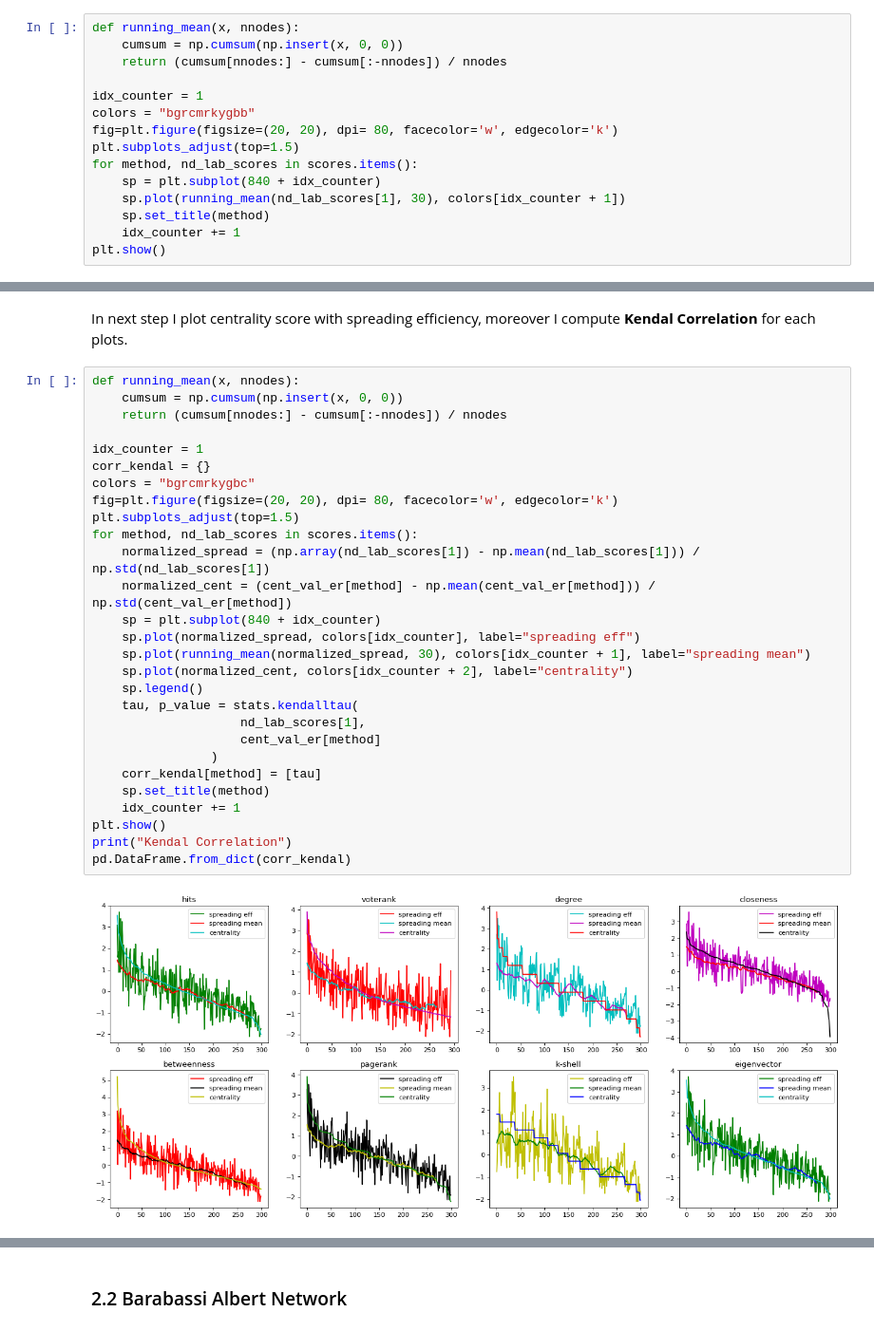
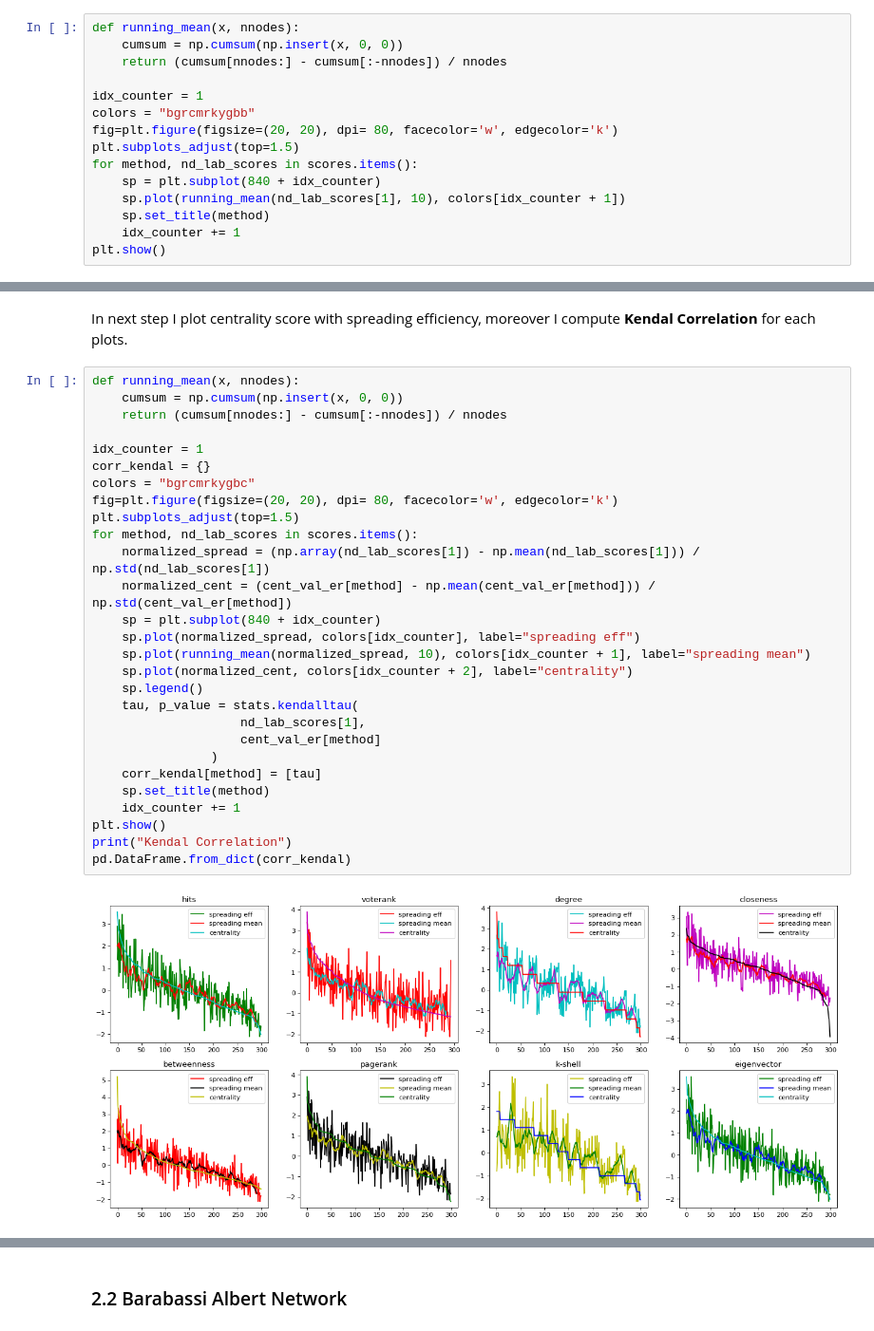
Before and after one commit to filip141/nettools, a Jupyter notebook: notebooks/Centrality_Synthetic/monoplex_centrality.ipynb, the cells around one changed output, grey strips where cells are left out. Shown at 95% size. Saved outputs shown, nothing was run; the diff lists cells and outputs as text.

```diff
--- a/notebooks/Centrality_Synthetic/monoplex_centrality.ipynb
+++ b/notebooks/Centrality_Synthetic/monoplex_centrality.ipynb
@@ -202,7 +202,7 @@ fig=plt.figure(figsize=(20, 20), dpi= 80, facecolor='w', edgecolor='k')
 plt.subplots_adjust(top=1.5)
 for method, nd_lab_scores in scores.items():
     sp = plt.subplot(840 + idx_counter)
-    sp.plot(running_mean(nd_lab_scores[1], 30), colors[idx_counter + 1])
+    sp.plot(running_mean(nd_lab_scores[1], 10), colors[idx_counter + 1])
     sp.set_title(method)
     idx_counter += 1
 plt.show()
@@ -213,32 +213,32 @@ In next step I plot centrality score with spreading efficiency, moreover I compu
 # %%
 def running_mean(x, nnodes):
     cumsum = np.cumsum(np.insert(x, 0, 0))
     return (cumsum[nnodes:] - cumsum[:-nnodes]) / nnodes
 
 idx_counter = 1
 corr_kendal = {}
 colors = "bgrcmrkygbc"
 fig=plt.figure(figsize=(20, 20), dpi= 80, facecolor='w', edgecolor='k')
 plt.subplots_adjust(top=1.5)
 for method, nd_lab_scores in scores.items():
     normalized_spread = (np.array(nd_lab_scores[1]) - np.mean(nd_lab_scores[1])) / np.std(nd_lab_scores[1])
     normalized_cent = (cent_val_er[method] - np.mean(cent_val_er[method])) / np.std(cent_val_er[method])
     sp = plt.subplot(840 + idx_counter)
     sp.plot(normalized_spread, colors[idx_counter], label="spreading eff")
-    sp.plot(running_mean(normalized_spread, 30), colors[idx_counter + 1], label="spreading mean")
+    sp.plot(running_mean(normalized_spread, 10), colors[idx_counter + 1], label="spreading mean")
     sp.plot(normalized_cent, colors[idx_counter + 2], label="centrality")
     sp.legend()
     tau, p_value = stats.kendalltau(
                     nd_lab_scores[1],
                     cent_val_er[method]
                 )
     corr_kendal[method] = [tau]
     sp.set_title(method)
     idx_counter += 1
 plt.show()
 print("Kendal Correlation")
 pd.DataFrame.from_dict(corr_kendal)
 # %% [output]
-[figure, old version]
+[figure, new version]
 Kendal Correlation
 |  | betweenness | closeness | degree | eigenvector | hits | k-shell | pagerank | voterank |
```
Also changed, not shown: parts of 6 cells of this notebook, 6 other files.
